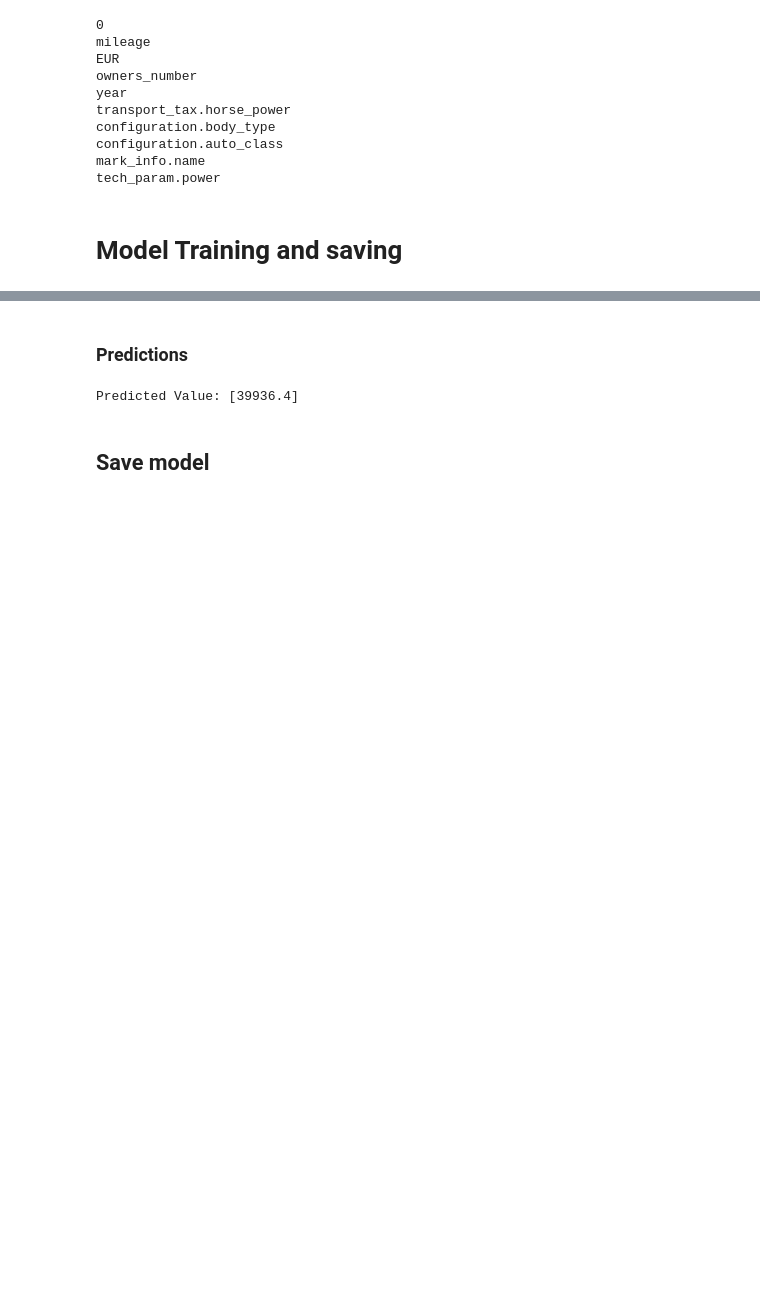
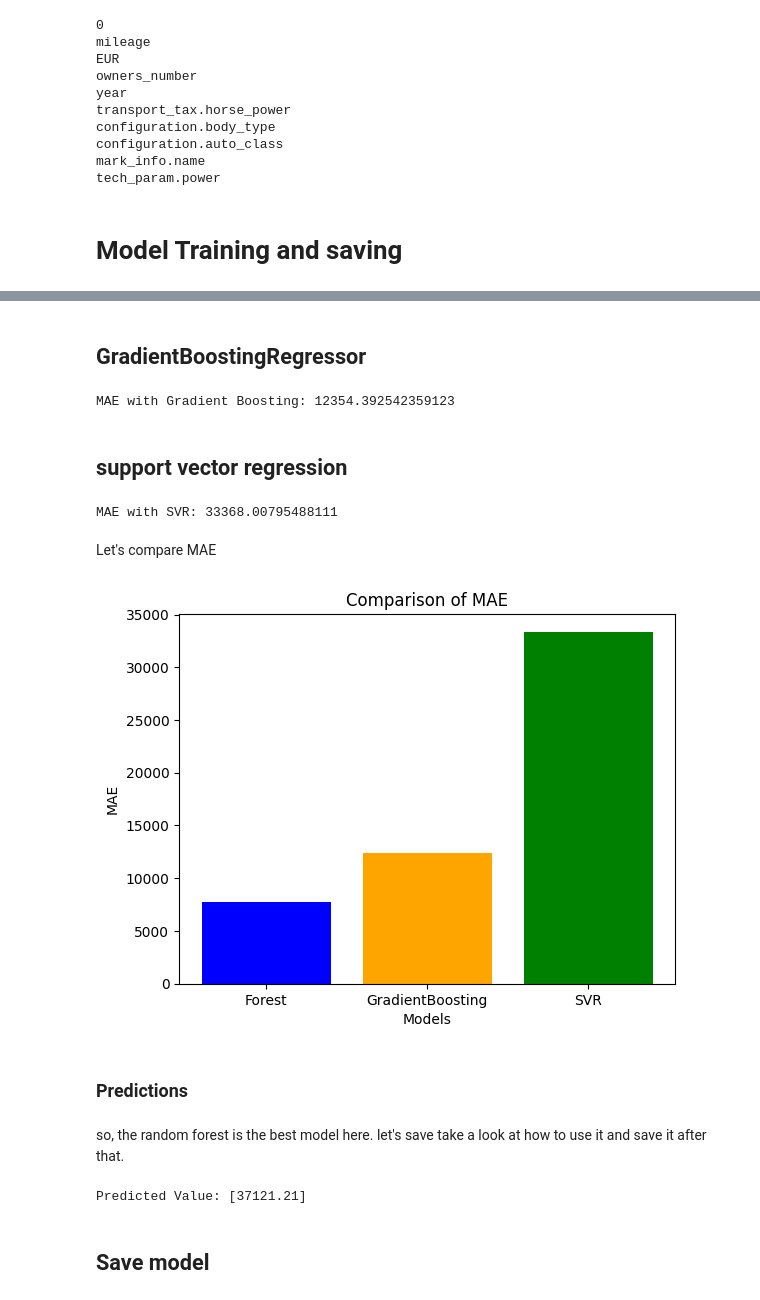
Before and after one commit to 6zikster/CarPricesModel, a Jupyter notebook: CarPricesModel.ipynb, the cells around one changed output, grey strips where cells are left out. Drawn from its saved outputs; the diff is of its cells as text; code cells hidden in the pictures; blank space fills up the shorter version.

```diff
--- a/CarPricesModel.ipynb
+++ b/CarPricesModel.ipynb
@@ -473,5 +475,51 @@ min price = 475.0
+# %% [markdown]
+## GradientBoostingRegressor
+# %%
+from sklearn.ensemble import GradientBoostingRegressor
+
+modelGradient = GradientBoostingRegressor()
+modelGradient.fit(X_train, y_train)
+
+y_pred = modelGradient.predict(X_test)
+mae = mean_absolute_error(y_test, y_pred)
+print("MAE with Gradient Boosting:", mae)
+# %% [output]
+MAE with Gradient Boosting: 12354.392542359123
+# %% [markdown]
+## support vector regression
+# %%
+from sklearn.svm import SVR
+model = SVR()
+from sklearn.metrics import mean_absolute_error
+
+model = SVR()
+model.fit(X_train, y_train)
+
+y_pred = model.predict(X_test)
+mae = mean_absolute_error(y_test, y_pred)
+print("MAE with SVR:", mae)
+# %% [output]
+MAE with SVR: 33368.00795488111
+# %% [markdown]
+Let's compare MAE
+# %%
+import matplotlib.pyplot as plt
+
+
+labels = ['Forest', 'GradientBoosting', 'SVR']
+mae_values = [7724, 12354, 33368]
+
+plt.bar(labels, mae_values, color=['blue', 'orange', 'green'])
+plt.xlabel('Models')
+plt.ylabel('MAE')
+plt.title('Comparison of MAE')
+plt.show()
+# %% [output]
+[figure, added]
 # %% [markdown]
 ### Predictions
+# %% [markdown]
+so, the random forest is the best model here. let's save take a look at how to use it and save it after that.
 # %%
 new_data = pd.DataFrame({
 'mileage': [169000],
@@ -486,11 +534,11 @@ new_data = pd.DataFrame({
 
 
 # Use the trained model to make predictions
-predicted_value = model.predict(new_data)
+predicted_value = modelForest.predict(new_data)
 
 print("Predicted Value:", predicted_value)
 # %% [output]
-Predicted Value: [39936.4]
+Predicted Value: [37121.21]
 # %% [markdown]
 ## Save model
 # %%
```
Also changed, not shown: parts of 14 cells of this notebook.
